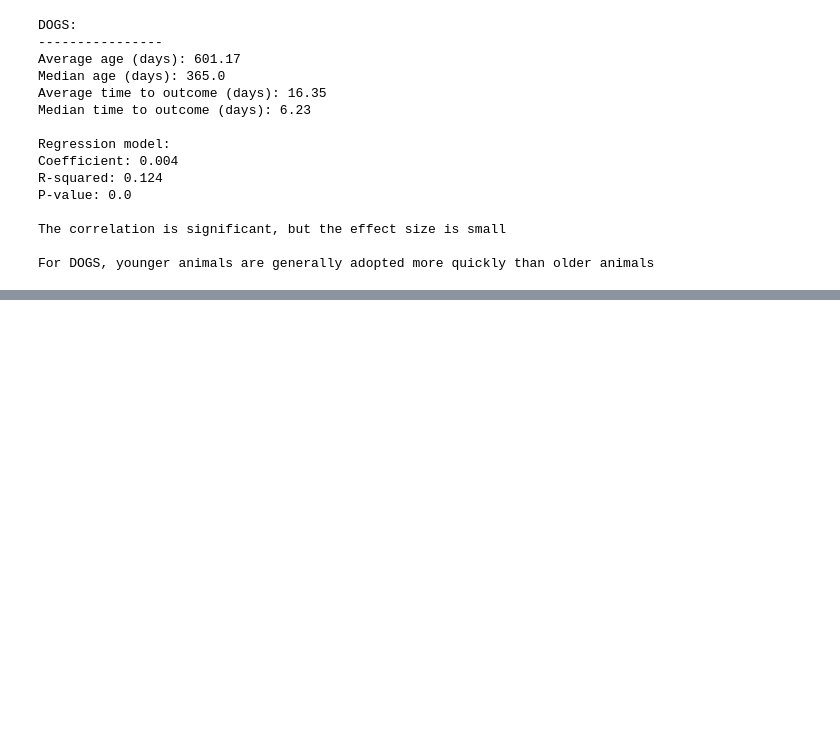
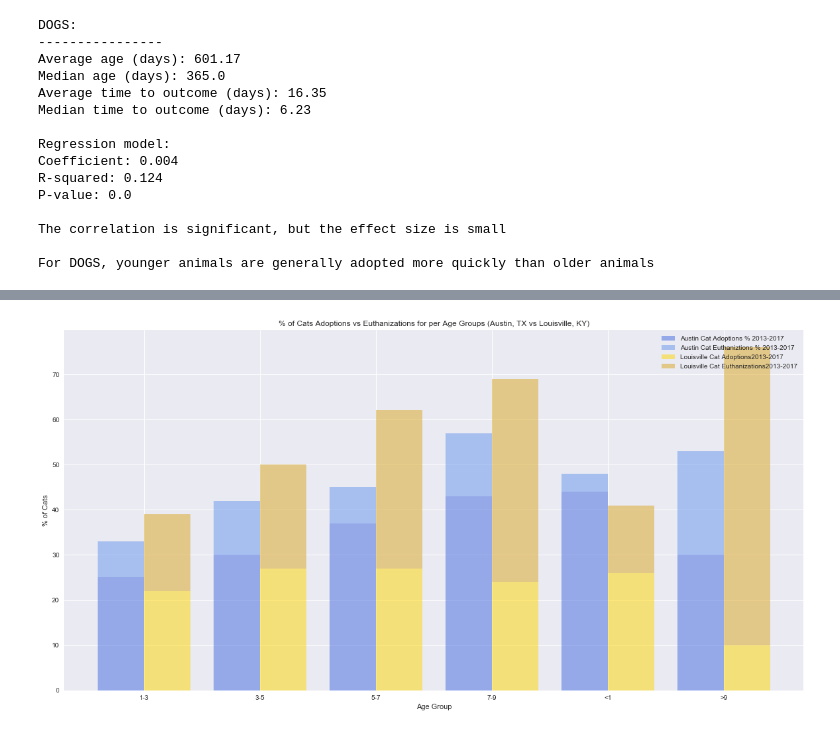
Before and after one commit to carlospisani10/Animal-Shelter-Analysis, a Jupyter notebook: Analysis.ipynb, the cells around one changed output, grey strips where cells are left out. Drawn from its saved outputs; the diff is of its cells as text; code cells hidden in the pictures; blank space fills up the shorter version.

```diff
--- a/Analysis.ipynb
+++ b/Analysis.ipynb
@@ -1723,0 +1813,14 @@ pyplot.show()
+# %%
+#data frame for grouped Bar Chart to compare Adoption rates
+austin_per_cat = austin_cat_df['% of Cats Adopted']
+louisville_per_cat = louisville_cat_df['% of Cats Adopted']
+austin_eu_per_cat = austin_cat_df['% of Cats Euthenized']
+louisville_eu_per_cat = louisville_cat_df['% of Cats Euthenized']
+age_cat = austin_cat_df['Age Range']
+per_cat_df =pd.DataFrame({'Age Range': age_cat,
+     'Austin % of Cat Adoptions 2013-2017': austin_per_cat,
+     'Austin % of Cat Euthanizations 2013-2017': austin_eu_per_cat,
+     'Louisville % of Cat Adoptions 2013-2017': louisville_per_cat,
+     'Louisviell % of Cat Euthanizations 20123-2017': louisville_eu_per_cat
+    })
+per_cat_df
@@ -1723,0 +1835,52 @@ pyplot.show()
+# %%
+#plot goruped bar
+#grouped and stacked bar chart to visually show differences in Cat Colors
+aus_per_cat = np.array(austin_per_cat)
+aus_eu_per_cat = np.array(austin_eu_per_cat)
+lou_per_cat= np.array(louisville_per_cat)
+lou_eu_per_cat = np.array(louisville_eu_per_cat)
+
+age_list =per_cat_df['Age Range']
+
+#create subplots
+fig, ax = plt.subplots(figsize=(20,10))
+plt.style.use('seaborn')
+
+#plot parameters
+pos = list(range(len(age_list)))
+width = 0.4
+
+#["lightsteelblue","cornflowerblue","royalblue","mediumblue","darkblue","slateblue","blueviolet"]
+#catColors = ["khaki","gold","goldenrod","darkgoldenrod","darkkhaki","olive","darkolive"]
+
+aus1c_plot = plt.bar(pos, aus_per_cat, width, alpha=0.5, color='royalblue')
+aus2c_plot = plt.bar(pos, aus_eu_per_cat, width, alpha=0.5, bottom=aus_per_cat, color='cornflowerblue')
+lou1c_plot = plt.bar([p + width for p in pos], lou_per_cat, width, alpha=0.5, color='gold')
+lou2c_plot = plt.bar([p + width for p in pos], lou_eu_per_cat, width, alpha=0.5, bottom=lou_per_cat, color='goldenrod')
+
+# Set the y axis label
+ax.set_ylabel('% of Cats')
+ax.set_xlabel('Age Group')
+
+# Set the chart's title
+ax.set_title('% of Cats Adoptions vs Euthanizations for per Age Groups (Austin, TX vs Louisville, KY)')
+
+
+# Set the position of the x ticks
+ax.set_xticks([p + .5 * width for p in pos])
+
+# Set the labels for the x ticks
+ax.set_xticklabels(age_list)
+
+# Setting the x-axis and y-axis limits
+#plt.xlim(min(pos)-width, max(pos)+width*4)
+#plt.ylim([0, max(df['pre_score'] + df['mid_score'] + df['post_score'])] )
+
+# Adding the legend and showing the plot
+plt.legend(['Austin Cat Adoptions % 2013-2017', 'Austin Cat Euthaniztions % 2013-2017', 'Louisville Cat Adoptions2013-2017', 'Louisville Cat Euthanizations2013-2017'], loc='upper right')
+plt.savefig("figures/age_cat.png")
+
+
+plt.show()
+# %% [output]
+[figure, added]
```
Also changed, not shown: parts of 35 cells of this notebook, 48 other files.
